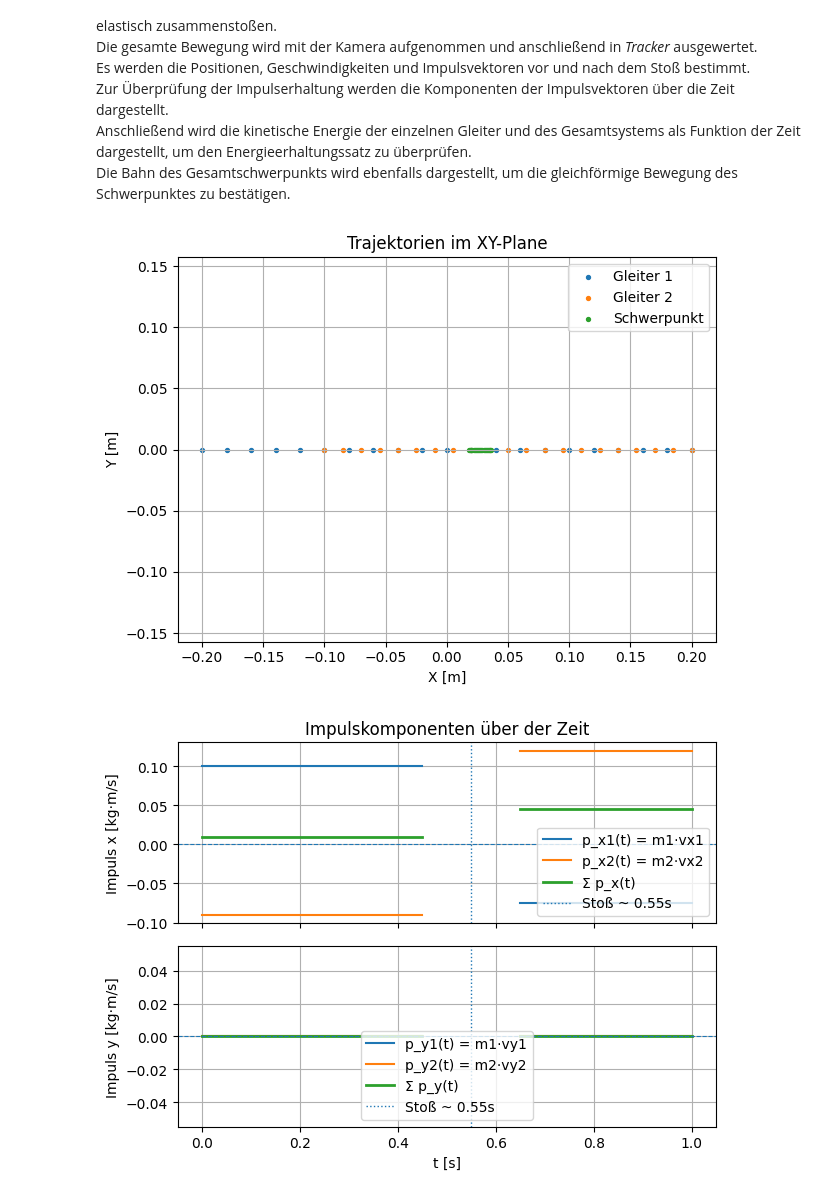
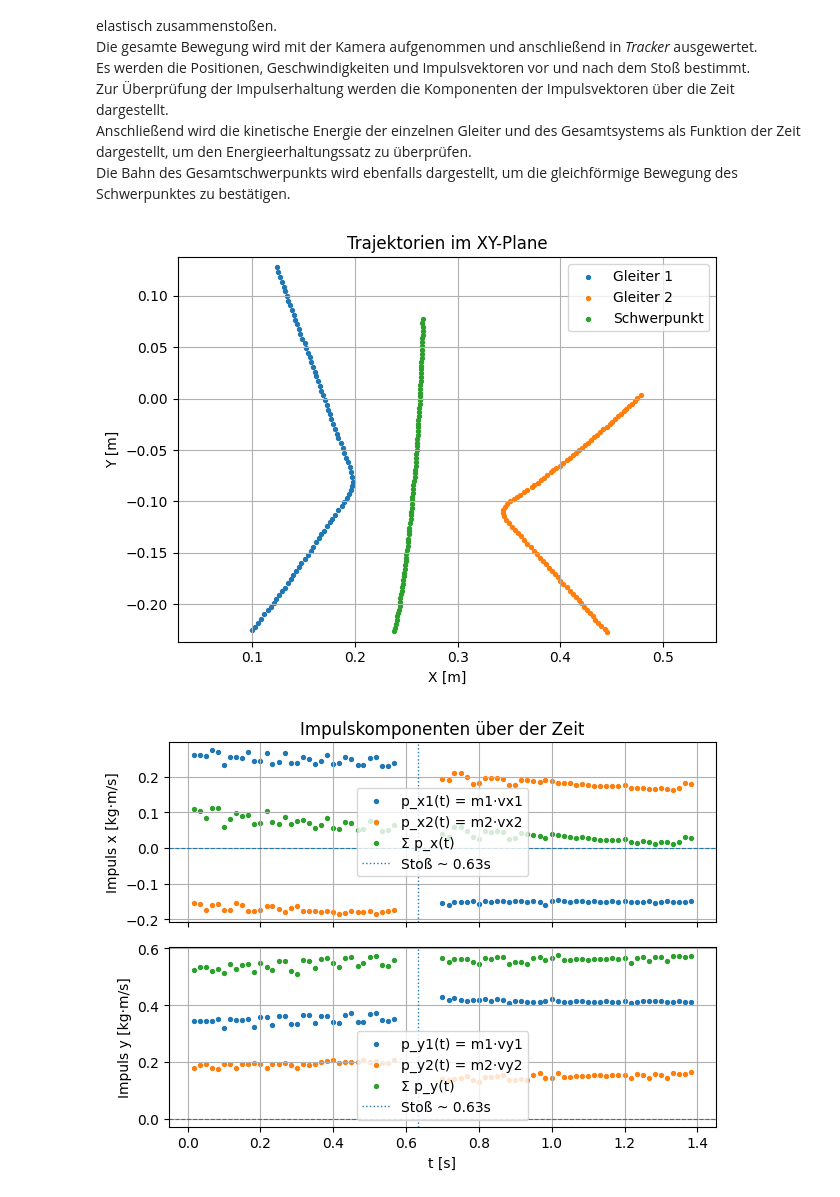
Before and after one commit to olegoniy/Lab, a Jupyter notebook: Lab4/Di02-PW4.ipynb, the cells around one changed output. Cells and saved outputs as stored; diff of their text form; code cells hidden in the pictures.

```diff
--- a/Lab4/Di02-PW4.ipynb
+++ b/Lab4/Di02-PW4.ipynb
@@ -199,7 +199,7 @@ import numpy as np
 import matplotlib.pyplot as plt
 
 # ===== Datei laden =====
-fname = "beispiel_rotation.csv"  # Datei mit den Spalten: t, x1, y1, v1, x2, y2, v2
+fname = "rotation.csv"  # Datei mit den Spalten: t, x1, y1, v1, x2, y2, v2
 
 # ===== Trennzeichen (Komma oder Tab) automatisch erkennen =====
 with open(fname, "r", encoding="utf-8") as f:
@@ -231,8 +231,8 @@ x2 = np.array(x2); y2 = np.array(y2); v2 = np.array(v2)
 
 # ===== Trajektorien (X,Y) plotten =====
 plt.figure()
-plt.scatter(x1, y1, label="Schwerpunkt (1)", color="midnightblue", s=20)
-plt.scatter(x2, y2, label="Peripheriepunkt (2)", color="darkorange", s=20)
+plt.scatter(x1, y1, label="Schwerpunkt (1)", color="midnightblue", s=8)
+plt.scatter(x2, y2, label="Peripheriepunkt (2)", color="darkorange", s=8)
 plt.gca().set_aspect("equal", adjustable="datalim")
 plt.xlabel("X [m]")
 plt.ylabel("Y [m]")
@@ -244,8 +244,8 @@ plt.show()
 
 # ===== Geschwindigkeiten über die Zeit plotten =====
 plt.figure()
-plt.plot(t, v1, label="v1(t) Schwerpunkt", color="midnightblue")
-plt.plot(t, v2, label="v2(t) Peripheriepunkt", color="darkorange")
+plt.scatter(t, v1, label="v1(t) Schwerpunkt", color="midnightblue", s=8)
+plt.scatter(t, v2, label="v2(t) Peripheriepunkt", color="darkorange", s=8)
 plt.gca().set_aspect("equal", adjustable="datalim")
 plt.xlabel("Zeit t [s]")
 plt.ylabel("Geschwindigkeit [m/s]")
@@ -316,6 +316,7 @@ elif len(idx_min) >= 2:
     omega_peaks, sigma_omega = omega_aus_peaks(t, idx_min)
 
 # ======== Ergebnis ========
+"""
 print("=== Winkelgeschwindigkeit aus Peak-Abständen ===")
 if omega_peaks is not None:
     if sigma_omega is not None:
@@ -324,4 +325,6 @@ if omega_peaks is not None:
         print(f"ω_peaks = {omega_peaks:.6g} 1/s (Unsicherheit nicht bestimmbar)")
 else:
     print("ω aus Peak-Abständen: nicht bestimmbar (zu wenige Peaks)")
+"""
+print(2*np.pi / 0.8)
 # %% [output]
@@ -365,7 +367,7 @@ import matplotlib.pyplot as plt
 import csv
 
 # ====== Dateiname ======
-fname = "example_collision.csv"   # Datei mit Spalten: t, x1, y1, x2, y2, vx1, vy1, vx2, vy2, v1, v2)
+fname = "stoss.csv"   # Datei mit Spalten: t, x1, y1, x2, y2, vx1, vy1, vx2, vy2, v1, v2)
 
 # ====== Trennzeichen automatisch erkennen ======
 with open(fname, "r", encoding="utf-8") as f:
@@ -403,8 +405,8 @@ vx2, vy2 = np.array(cols["vx2"]), np.array(cols["vy2"])
 v1, v2 = np.array(cols["v1"]), np.array(cols["v2"])
 
 # ====== Massen eingeben ======
-m1 = 0.250  # kg
-m2 = 0.300  # kg
+m1 = 1.492  # kg
+m2 = 1.0007  # kg
 
 # ====== Schwerpunktbahn ======
 Rcx = (m1*x1 + m2*x2) / (m1 + m2)
@@ -448,9 +450,9 @@ py1_g, py2_g, Py_g = with_gap(py1), with_gap(py2), with_gap(Py)
 fig, (ax1, ax2) = plt.subplots(2, 1, sharex=True)
 
 # px(t)
-ax1.plot(t, px1_g, label="p_x1(t) = m1·vx1")
-ax1.plot(t, px2_g, label="p_x2(t) = m2·vx2")
-ax1.plot(t, Px_g,  label="Σ p_x(t)", linewidth=2)
+ax1.scatter(t, px1_g, label="p_x1(t) = m1·vx1", s=8)
+ax1.scatter(t, px2_g, label="p_x2(t) = m2·vx2", s=8)
+ax1.scatter(t, Px_g,  label="Σ p_x(t)",s=8)
 ax1.axhline(0, linestyle="--", linewidth=0.8)
 ax1.axvline(t_col, linestyle=":", linewidth=1, label=f"Stoß ~ {t_col:.2f}s")
 ax1.set_ylabel("Impuls x [kg·m/s]")
@@ -458,38 +460,38 @@ ax1.set_title("Impulskomponenten über der Zeit")
 ax1.grid(True)
 ax1.legend()
 
 # py(t)
-ax2.plot(t, py1_g, label="p_y1(t) = m1·vy1")
-ax2.plot(t, py2_g, label="p_y2(t) = m2·vy2")
-ax2.plot(t, Py_g,  label="Σ p_y(t)", linewidth=2)
+ax2.scatter(t, py1_g, label="p_y1(t) = m1·vy1", s=8)
+ax2.scatter(t, py2_g, label="p_y2(t) = m2·vy2", s=8)
+ax2.scatter(t, Py_g,  label="Σ p_y(t)", s=8)
 ax2.axhline(0, linestyle="--", linewidth=0.8)
 ax2.axvline(t_col, linestyle=":", linewidth=1, label=f"Stoß ~ {t_col:.2f}s")
 ax2.set_xlabel("t [s]")
 ax2.set_ylabel("Impuls y [kg·m/s]")
 ax2.grid(True)
 ax2.legend()
 
 plt.tight_layout()
 plt.show()
 
 # ====== Kinetische Energie ======
 E1 = 0.5*m1*v1**2
 E2 = 0.5*m2*v2**2
 E_tot = E1 + E2
 E1_g, E2_g, E_tot_g = with_gap(E1), with_gap(E2), with_gap(E_tot)
 
 plt.figure()
-plt.plot(t, E1_g, label="E_kin Gleiter 1")
-plt.plot(t, E2_g, label="E_kin Gleiter 2")
-plt.plot(t, E_tot_g, label="E_kin gesamt", linewidth=2)
+plt.scatter(t, E1_g, label="E_kin Gleiter 1", s=8)
+plt.scatter(t, E2_g, label="E_kin Gleiter 2", s=8)
+plt.scatter(t, E_tot_g, label="E_kin gesamt", s=8)
 plt.axvline(t_col, linestyle=":", linewidth=1, color="k", label=f"Stoß ~ {t_col:.2f}s")
 plt.xlabel("t [s]")
 plt.ylabel("E_kin [J]")
 plt.title("Kinetische Energie")
 plt.grid(True)
 plt.legend()
 plt.tight_layout()
 plt.show()
 # %% [output]
-[figure, old version]
+[figure, new version]
-[figure, old version]
+[figure, new version]
```
Also changed, not shown: parts of 3 cells of this notebook, 7 other files.
